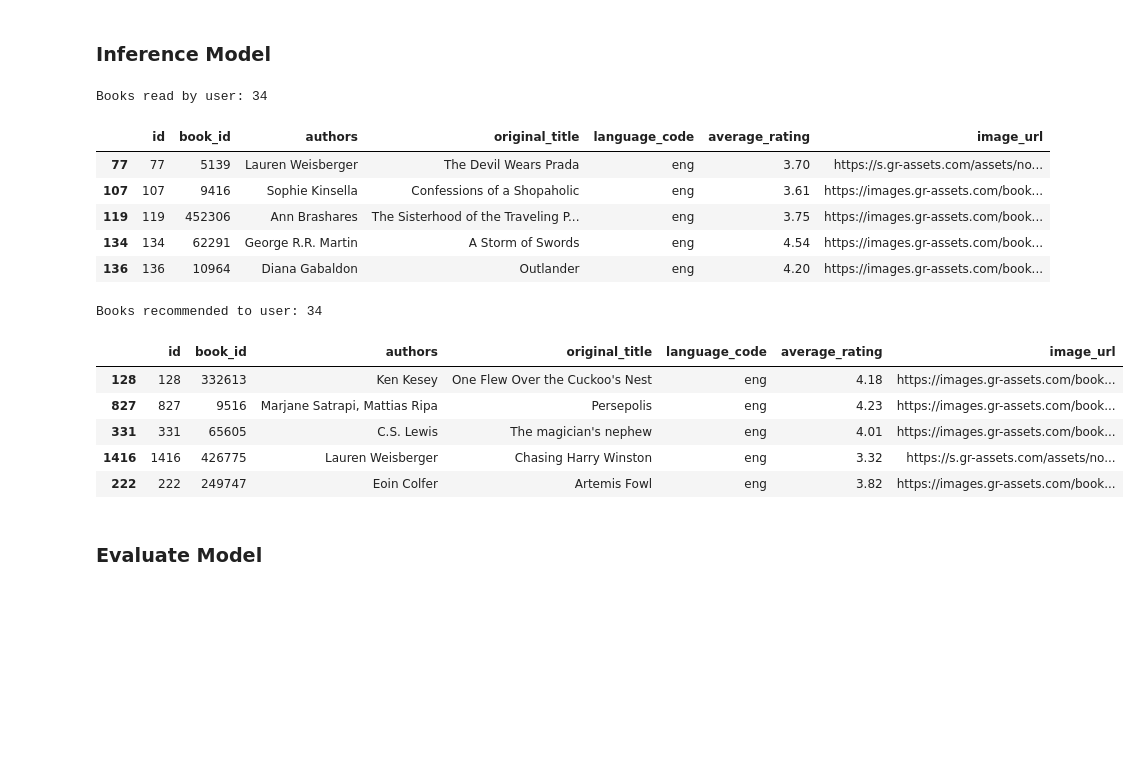
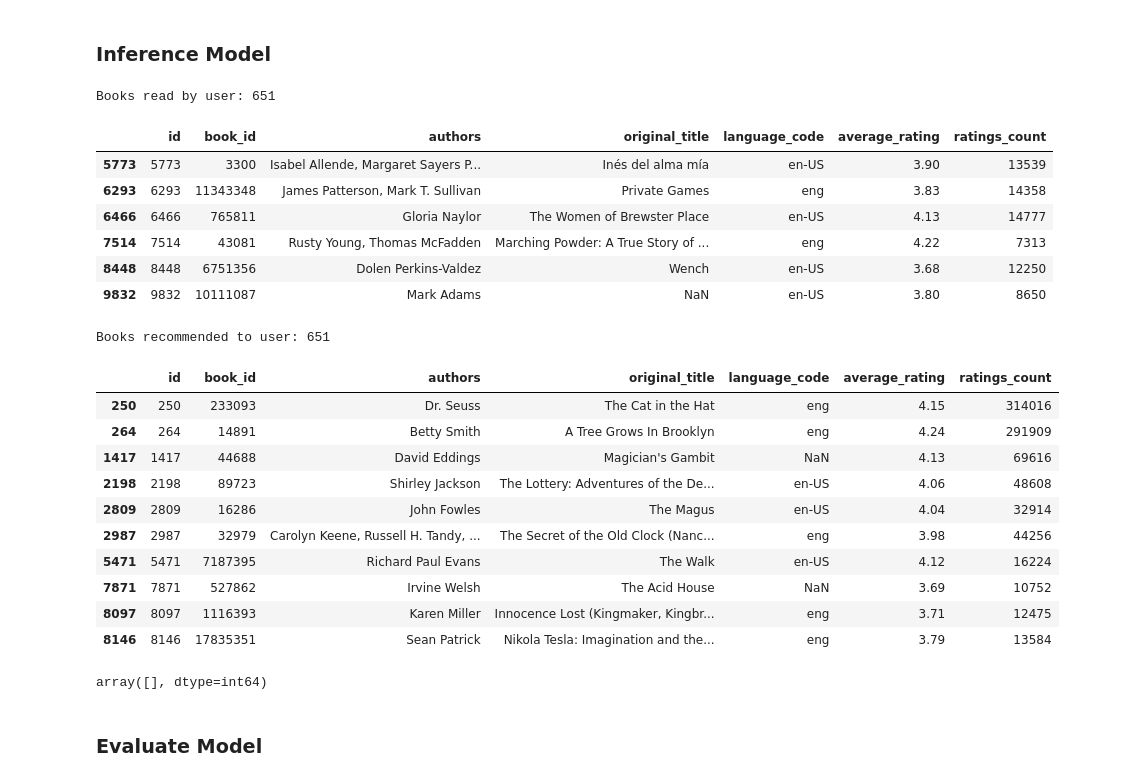
Before and after one commit to JimmyDoan1309/AutoEncoder-for-Recommendation, a Jupyter notebook: AutoEncoder - RecomSys.ipynb, the cells around one changed output. Cells and saved outputs as stored; diff of their text form; code cells hidden in the pictures; blank space fills up the shorter version.

```diff
--- a/AutoEncoder - RecomSys.ipynb
+++ b/AutoEncoder - RecomSys.ipynb
@@ -150,16 +167,19 @@ losses = []
+# %%
+train_losses = []
 # %%
-EPOCHS = 200
+EPOCHS = 100
 for e in range(1,EPOCHS+1):
-    avg_loss = []
+    avg_train_loss = []
     for i in range(data_generator.total_batch):
         with (model_session.graph.as_default()):
-            batch_data = data_generator.get()
-            loss_val, dr_loss_val, _, __= model_session.run([loss,dr_loss,train, dr_train],feed_dict={x:batch_data})
+            batch_train = data_generator.get()
+            train_loss_val, _, __= model_session.run([loss,train, dr_train],
+                                                    feed_dict={x:batch_train,drop_rate:0.8})
+            avg_train_loss.append(train_loss_val)
 
-            avg_loss.append(loss_val)
+            sys.stdout.write(f"\rEpoch {e}: train_loss = {train_loss_val:.6f}")
+            sys.stdout.flush()
 
-            sys.stdout.write(f"\rEpoch {e}: loss (rmse) = {loss_val}")
-            sys.stdout.flush()
-    losses.append(np.mean(avg_loss))
-    print(f"\rEpoch {e}: loss (rmse) = {np.mean(avg_loss)} (max = {np.max(avg_loss)}, min = {np.min(avg_loss)})")
+    train_losses.append(np.mean(avg_train_loss))
+    print(f"\rEpoch {e}: train_loss = {np.mean(avg_train_loss):.6f}")
 # %% [output]
@@ -192,31 +222,43 @@ from utils import user_items
 # %%
-target_user = 34
+target_user = 651
 readed_books = user_items(data, target_user,'user_id','book_id')
 # %%
 t = np.expand_dims(dense_rating[target_user],axis=0)
-pred = model_session.run(out,feed_dict={x:t})[0]
+pred = model_session.run(out,feed_dict={x:t,drop_rate:0})[0]
+k = 10
+recommend_to_target = np.argsort(pred)[::-1][:k]
 # %%
 print("Books read by user:",target_user)
-books[books['id'].isin(readed_books)].head()
+books[books['id'].isin(readed_books)].head(10)
 # %% [output]
-Books read by user: 34
+Books read by user: 651
-|  | id | book_id | authors | original_title | language_code | average_rating | image_url |
-| 77 | 77 | 5139 | Lauren Weisberger | The Devil Wears Prada | eng | 3.70 | https://s.gr-assets.com/assets/no... |
-| 107 | 107 | 9416 | Sophie Kinsella | Confessions of a Shopaholic | eng | 3.61 | https://images.gr-assets.com/book... |
-| 119 | 119 | 452306 | Ann Brashares | The Sisterhood of the Traveling P... | eng | 3.75 | https://images.gr-assets.com/book... |
-| 134 | 134 | 62291 | George R.R. Martin | A Storm of Swords | eng | 4.54 | https://images.gr-assets.com/book... |
-| 136 | 136 | 10964 | Diana Gabaldon | Outlander | eng | 4.20 | https://images.gr-assets.com/book... |
+|  | id | book_id | authors | original_title | language_code | average_rating | ratings_count |
+| 5773 | 5773 | 3300 | Isabel Allende, Margaret Sayers P... | Inés del alma mía | en-US | 3.90 | 13539 |
+| 6293 | 6293 | 11343348 | James Patterson, Mark T. Sullivan | Private Games | eng | 3.83 | 14358 |
+| 6466 | 6466 | 765811 | Gloria Naylor | The Women of Brewster Place | en-US | 4.13 | 14777 |
+| 7514 | 7514 | 43081 | Rusty Young, Thomas McFadden | Marching Powder: A True Story of ... | eng | 4.22 | 7313 |
+| 8448 | 8448 | 6751356 | Dolen Perkins-Valdez | Wench | en-US | 3.68 | 12250 |
+| 9832 | 9832 | 10111087 | Mark Adams | NaN | en-US | 3.80 | 8650 |
 # %%
 print("Books recommended to user:", target_user)
-books[books['id'].isin(np.argsort(pred)[::-1][:20])].sample(5)
+books[books['id'].isin(recommend_to_target)]
 # %% [output]
-Books recommended to user: 34
+Books recommended to user: 651
-|  | id | book_id | authors | original_title | language_code | average_rating | image_url |
-| 128 | 128 | 332613 | Ken Kesey | One Flew Over the Cuckoo's Nest | eng | 4.18 | https://images.gr-assets.com/book... |
-| 827 | 827 | 9516 | Marjane Satrapi, Mattias Ripa | Persepolis | eng | 4.23 | https://images.gr-assets.com/book... |
-| 331 | 331 | 65605 | C.S. Lewis | The magician's nephew | eng | 4.01 | https://images.gr-assets.com/book... |
-| 1416 | 1416 | 426775 | Lauren Weisberger | Chasing Harry Winston | eng | 3.32 | https://s.gr-assets.com/assets/no... |
-| 222 | 222 | 249747 | Eoin Colfer | Artemis Fowl | eng | 3.82 | https://images.gr-assets.com/book... |
+|  | id | book_id | authors | original_title | language_code | average_rating | ratings_count |
+| 250 | 250 | 233093 | Dr. Seuss | The Cat in the Hat | eng | 4.15 | 314016 |
+| 264 | 264 | 14891 | Betty Smith | A Tree Grows In Brooklyn | eng | 4.24 | 291909 |
+| 1417 | 1417 | 44688 | David Eddings | Magician's Gambit | NaN | 4.13 | 69616 |
+| 2198 | 2198 | 89723 | Shirley Jackson | The Lottery: Adventures of the De... | en-US | 4.06 | 48608 |
+| 2809 | 2809 | 16286 | John Fowles | The Magus | en-US | 4.04 | 32914 |
+| 2987 | 2987 | 32979 | Carolyn Keene, Russell H. Tandy, ... | The Secret of the Old Clock (Nanc... | eng | 3.98 | 44256 |
+| 5471 | 5471 | 7187395 | Richard Paul Evans | The Walk | en-US | 4.12 | 16224 |
+| 7871 | 7871 | 527862 | Irvine Welsh | The Acid House | NaN | 3.69 | 10752 |
+| 8097 | 8097 | 1116393 | Karen Miller | Innocence Lost (Kingmaker, Kingbr... | eng | 3.71 | 12475 |
+| 8146 | 8146 | 17835351 | Sean Patrick | Nikola Tesla: Imagination and the... | eng | 3.79 | 13584 |
+# %%
+np.intersect1d(readed_books,recommend_to_target)
+# %% [output]
+array([], dtype=int64)
 # %% [markdown]
 ### Evaluate Model
 # %%
```
Also changed, not shown: parts of 28 cells of this notebook, 1 other file.
